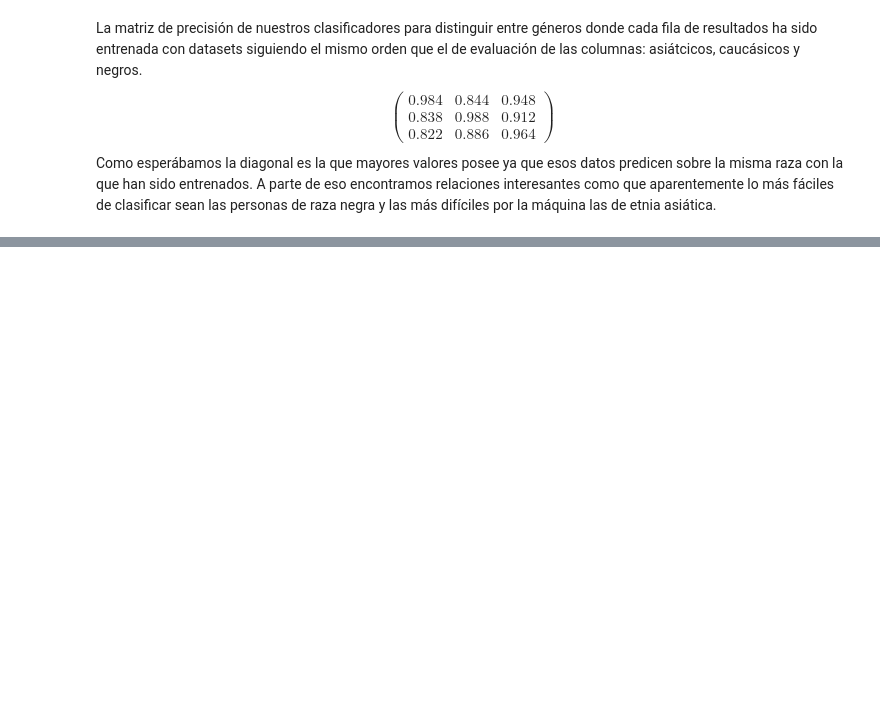
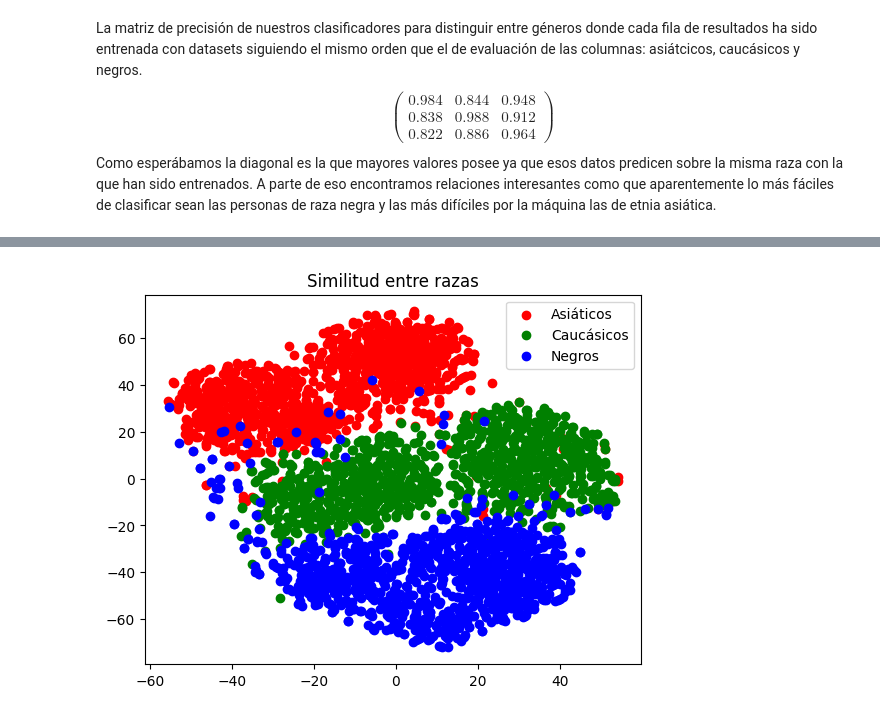
Before and after one commit to IkerVillegas/APPIB, a Jupyter notebook: Entregable.ipynb, the cells around one changed output, grey strips where cells are left out. Saved outputs shown, nothing was run; the diff lists cells and outputs as text; code cells hidden in the pictures; blank space fills up the shorter version.

```diff
--- a/Entregable.ipynb
+++ b/Entregable.ipynb
@@ -429,0 +405,28 @@ Como esperábamos la diagonal es la que mayores valores posee ya que esos datos
+# %%
+color = ['red', 'green', 'blue']
+
+def representacion_TSNE(XA,XB,XN,n_components = 2, perplexity = 30):
+    """
+    La función TSNE coge vectores y los reduce a dimensión = n_components, en este caso =2.
+    Los valores del vector nuevo [x0,x1] se sacan en proporción a la distancia con el resto de sus vecinos
+    No tiene atributo .transform(), por lo que pese a que se puede entrenar para una sola clase con .fit(),
+    no se puede evaluar otras clases para ese entrenamiento. Solo se queda hacer .fit_transform() a la vez.
+
+    """
+    tsne_model = TSNE(n_components=n_components, learning_rate='auto',init='random',perplexity=perplexity)
+
+    x_embedded = tsne_model.fit_transform(np.concatenate((XA,XB,XN)))
+
+    fig = plt.figure()
+    ax=fig.add_subplot()
+    ax.scatter(x_embedded[0:999,0], x_embedded[0:999,1], label='Asiáticos', c = 'red')
+    ax.scatter(x_embedded[1000:1999,0], x_embedded[1000:1999,1], label='Caucásicos', c = 'green')
+    ax.scatter(x_embedded[2000:2999,0], x_embedded[2000:2999,1], label='Negros', c = 'blue')
+    ax.set_title('Similitud entre razas')
+    ax.legend()
+
+    plt.show()
+# %%
+representacion_TSNE(x_train_A,x_train_B,x_train_N)
+# %% [output]
+[figure, added]
```
Also changed, not shown: parts of 47 cells of this notebook.
